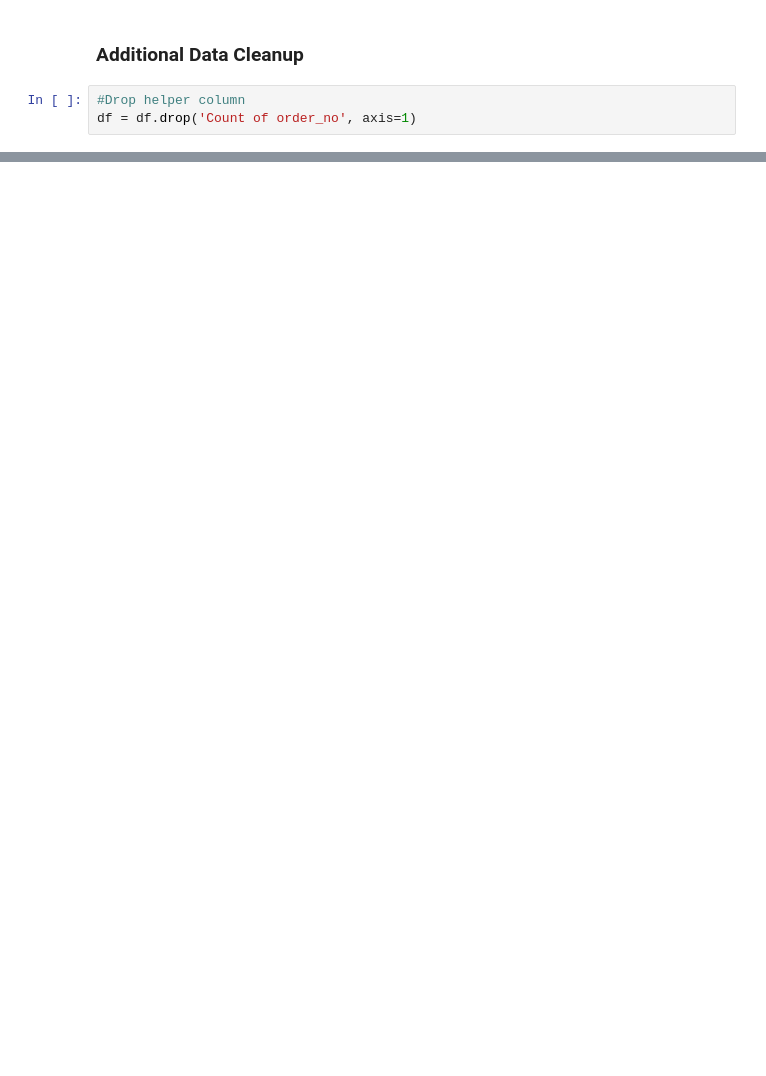
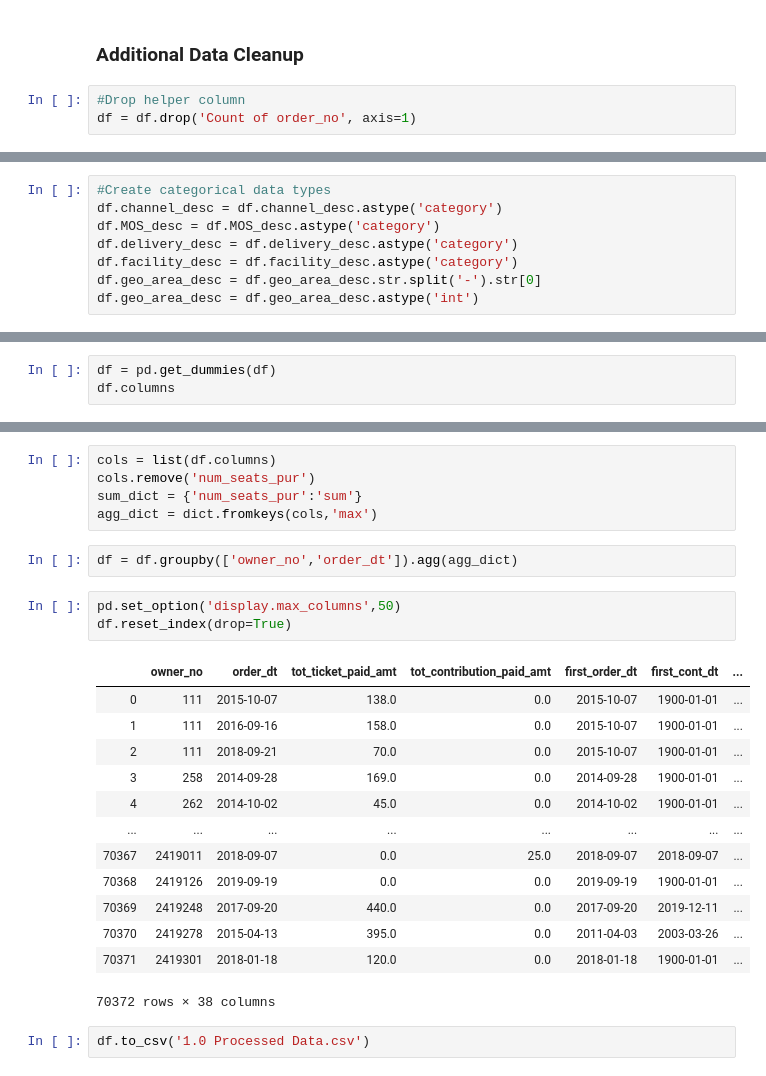
Before and after one commit to SwissMisra/ML_Contributions, a Jupyter notebook: data/raw/1.0 - Data Preparation.ipynb, the cells around one changed output, grey strips where cells are left out. Saved outputs shown, nothing was run; the diff lists cells and outputs as text; blank space fills up the shorter version.

Commit message:
Create processed dataset

```diff
--- a/data/raw/1.0 - Data Preparation.ipynb
+++ b/data/raw/1.0 - Data Preparation.ipynb
@@ -92 +290,9 @@ Name: first_cont_order, dtype: int64
+# %%
+#Create categorical data types
+df.channel_desc = df.channel_desc.astype('category')
+df.MOS_desc = df.MOS_desc.astype('category')
+df.delivery_desc = df.delivery_desc.astype('category')
+df.facility_desc = df.facility_desc.astype('category')
+df.geo_area_desc = df.geo_area_desc.str.split('-').str[0]
+df.geo_area_desc = df.geo_area_desc.astype('int')
 # %%
@@ -100,0 +321,3 @@ df.head()
+# %%
+df = pd.get_dummies(df)
+df.columns
@@ -100,0 +342,26 @@ df.head()
+# %%
+cols = list(df.columns)
+cols.remove('num_seats_pur')
+sum_dict = {'num_seats_pur':'sum'}
+agg_dict = dict.fromkeys(cols,'max')
+# %%
+df = df.groupby(['owner_no','order_dt']).agg(agg_dict)
+# %%
+pd.set_option('display.max_columns',50)
+df.reset_index(drop=True)
+# %% [output]
+|  | owner_no | order_dt | tot_ticket_paid_amt | tot_contribution_paid_amt | first_order_dt | first_cont_dt | ... |
+| 0 | 111 | 2015-10-07 | 138.0 | 0.0 | 2015-10-07 | 1900-01-01 | ... |
+| 1 | 111 | 2016-09-16 | 158.0 | 0.0 | 2015-10-07 | 1900-01-01 | ... |
+| 2 | 111 | 2018-09-21 | 70.0 | 0.0 | 2015-10-07 | 1900-01-01 | ... |
+| 3 | 258 | 2014-09-28 | 169.0 | 0.0 | 2014-09-28 | 1900-01-01 | ... |
+| 4 | 262 | 2014-10-02 | 45.0 | 0.0 | 2014-10-02 | 1900-01-01 | ... |
+| ... | ... | ... | ... | ... | ... | ... | ... |
+| 70367 | 2419011 | 2018-09-07 | 0.0 | 25.0 | 2018-09-07 | 2018-09-07 | ... |
+| 70368 | 2419126 | 2019-09-19 | 0.0 | 0.0 | 2019-09-19 | 1900-01-01 | ... |
+| 70369 | 2419248 | 2017-09-20 | 440.0 | 0.0 | 2017-09-20 | 2019-12-11 | ... |
+| 70370 | 2419278 | 2015-04-13 | 395.0 | 0.0 | 2011-04-03 | 2003-03-26 | ... |
+| 70371 | 2419301 | 2018-01-18 | 120.0 | 0.0 | 2018-01-18 | 1900-01-01 | ... |
+70372 rows × 38 columns
+# %%
+df.to_csv('1.0 Processed Data.csv')
```
Also changed, not shown: parts of 29 cells of this notebook, 12 other files.
